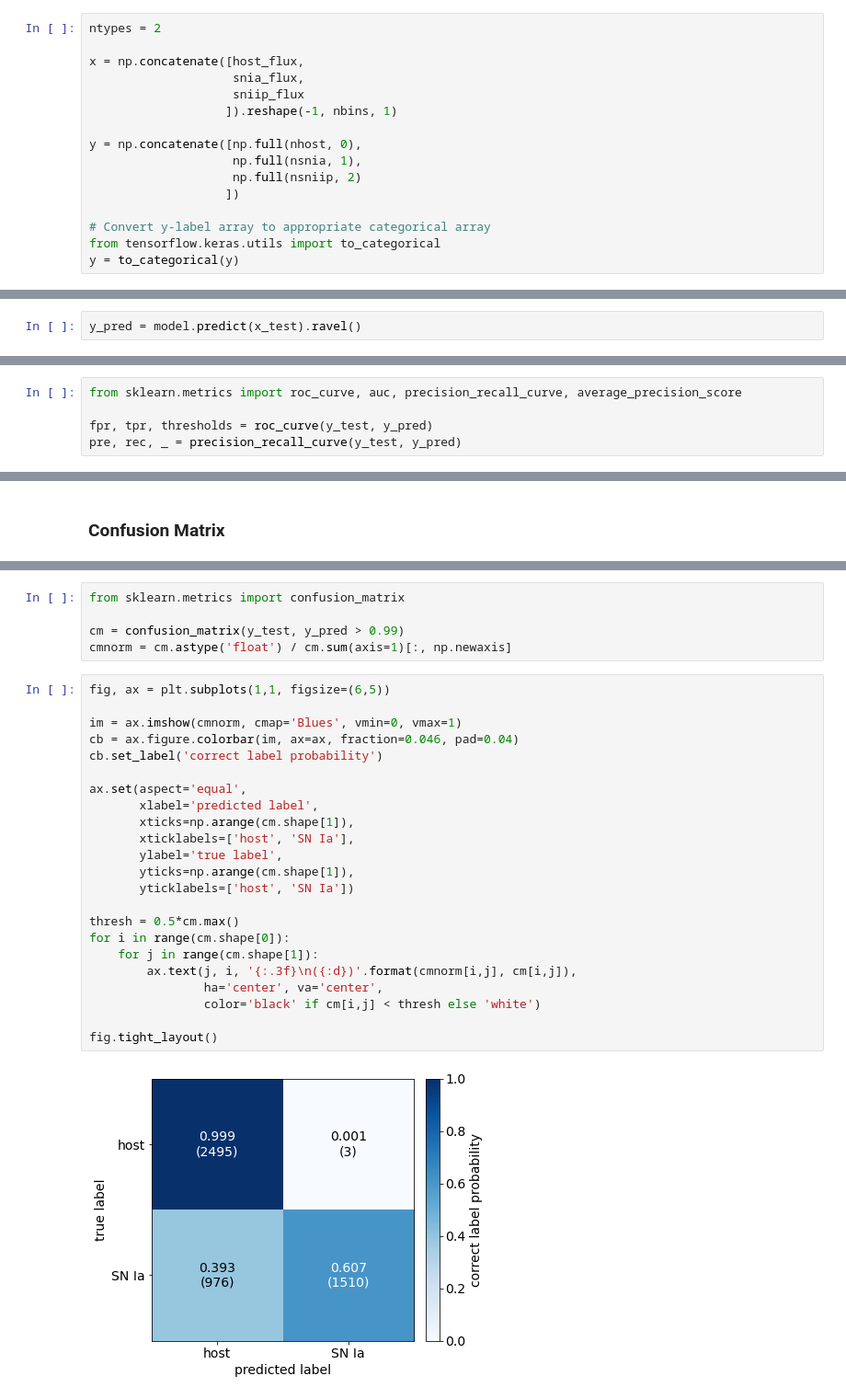
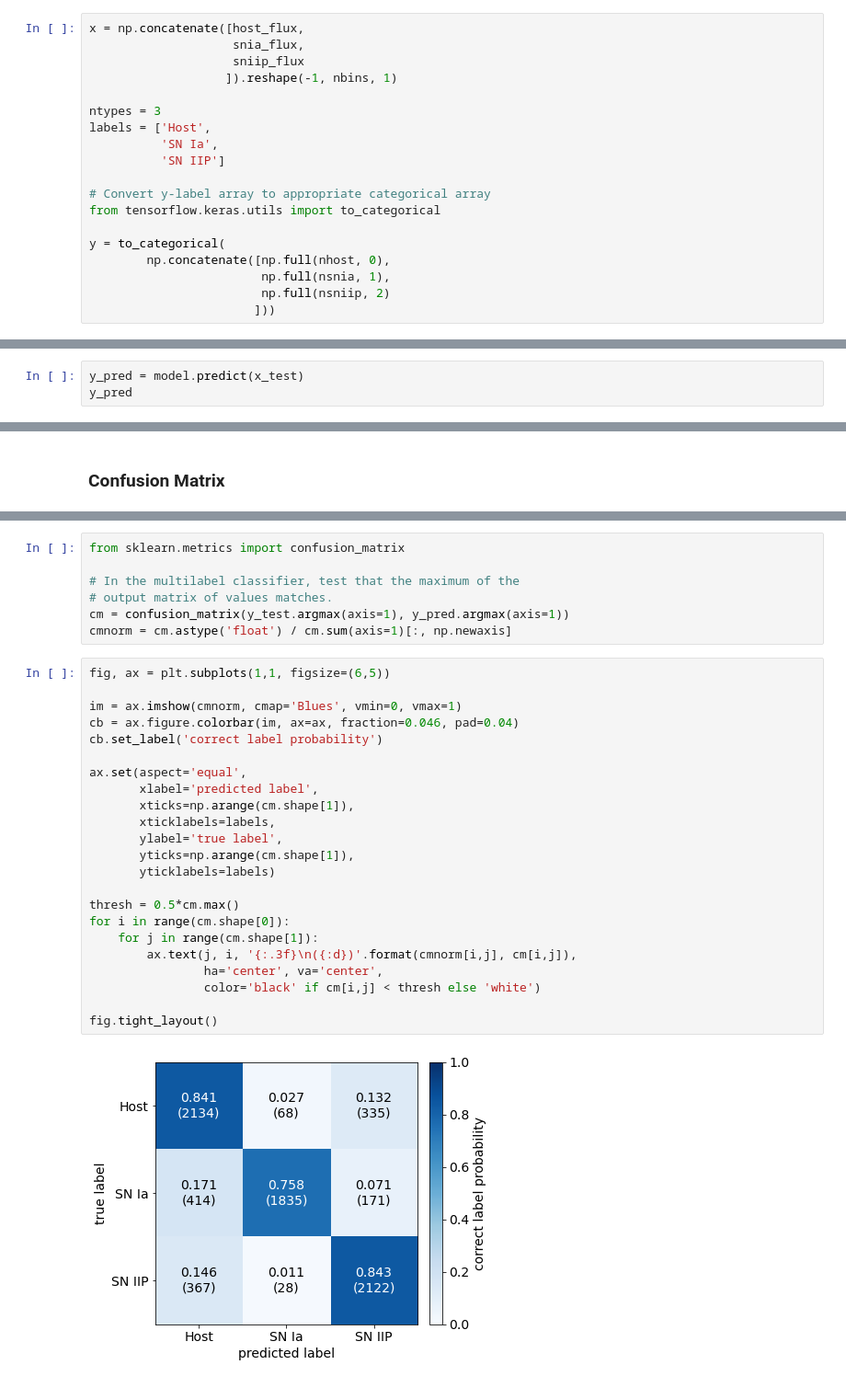
Before and after one commit to desihub/timedomain, a Jupyter notebook: desitrip/docs/nb/cnn_multilabel-restframe.ipynb, the cells around one changed output, grey strips where cells are left out. Shown at 92% size. Drawn from its saved outputs; the diff is of its cells as text.

Commit message:
Add class-averaged ROC, PR curves, confusion mat.

```diff
--- a/desitrip/docs/nb/cnn_multilabel-restframe.ipynb
+++ b/desitrip/docs/nb/cnn_multilabel-restframe.ipynb
@@ -121,21 +120,24 @@ fig.tight_layout()
 1. "snia" spectra based on BGS + SN Ia templates
 2. "sniip" spectra based on BGS + SN IIP templates
 # %%
-ntypes = 2
-
 x = np.concatenate([host_flux,
                     snia_flux,
                     sniip_flux
                    ]).reshape(-1, nbins, 1)
 
-y = np.concatenate([np.full(nhost, 0),
-                    np.full(nsnia, 1),
-                    np.full(nsniip, 2)
-                   ])
+ntypes = 3
+labels = ['Host',
+          'SN Ia',
+          'SN IIP']
 
 # Convert y-label array to appropriate categorical array
 from tensorflow.keras.utils import to_categorical
-y = to_categorical(y)
+
+y = to_categorical(
+        np.concatenate([np.full(nhost, 0),
+                        np.full(nsnia, 1),
+                        np.full(nsniip, 2)
+                       ]))
 # %%
 x.shape, y.shape
 # %% [output]
@@ -336,2 +342,3 @@ fig.tight_layout();
 # %%
-y_pred = model.predict(x_test).ravel()
+y_pred = model.predict(x_test)
+y_pred
@@ -338,5 +352,0 @@ y_pred = model.predict(x_test).ravel()
-# %%
-from sklearn.metrics import roc_curve, auc, precision_recall_curve, average_precision_score
-
-fpr, tpr, thresholds = roc_curve(y_test, y_pred)
-pre, rec, _ = precision_recall_curve(y_test, y_pred)
@@ -404,31 +414,33 @@ fig.tight_layout()
 # %%
 from sklearn.metrics import confusion_matrix
 
-cm = confusion_matrix(y_test, y_pred > 0.99)
+# In the multilabel classifier, test that the maximum of the
+# output matrix of values matches.
+cm = confusion_matrix(y_test.argmax(axis=1), y_pred.argmax(axis=1))
 cmnorm = cm.astype('float') / cm.sum(axis=1)[:, np.newaxis]
 # %%
 fig, ax = plt.subplots(1,1, figsize=(6,5))
 
 im = ax.imshow(cmnorm, cmap='Blues', vmin=0, vmax=1)
 cb = ax.figure.colorbar(im, ax=ax, fraction=0.046, pad=0.04)
 cb.set_label('correct label probability')
 
 ax.set(aspect='equal',
        xlabel='predicted label',
        xticks=np.arange(cm.shape[1]),
-       xticklabels=['host', 'SN Ia'],
+       xticklabels=labels,
        ylabel='true label',
        yticks=np.arange(cm.shape[1]),
-       yticklabels=['host', 'SN Ia'])
+       yticklabels=labels)
 
 thresh = 0.5*cm.max()
 for i in range(cm.shape[0]):
     for j in range(cm.shape[1]):
         ax.text(j, i, '{:.3f}\n({:d})'.format(cmnorm[i,j], cm[i,j]),
                 ha='center', va='center',
                 color='black' if cm[i,j] < thresh else 'white')
 
 fig.tight_layout()
 # %% [output]
-[figure, old version]
+[figure, new version]
 # %%
```
Also changed, not shown: parts of 14 cells of this notebook.
